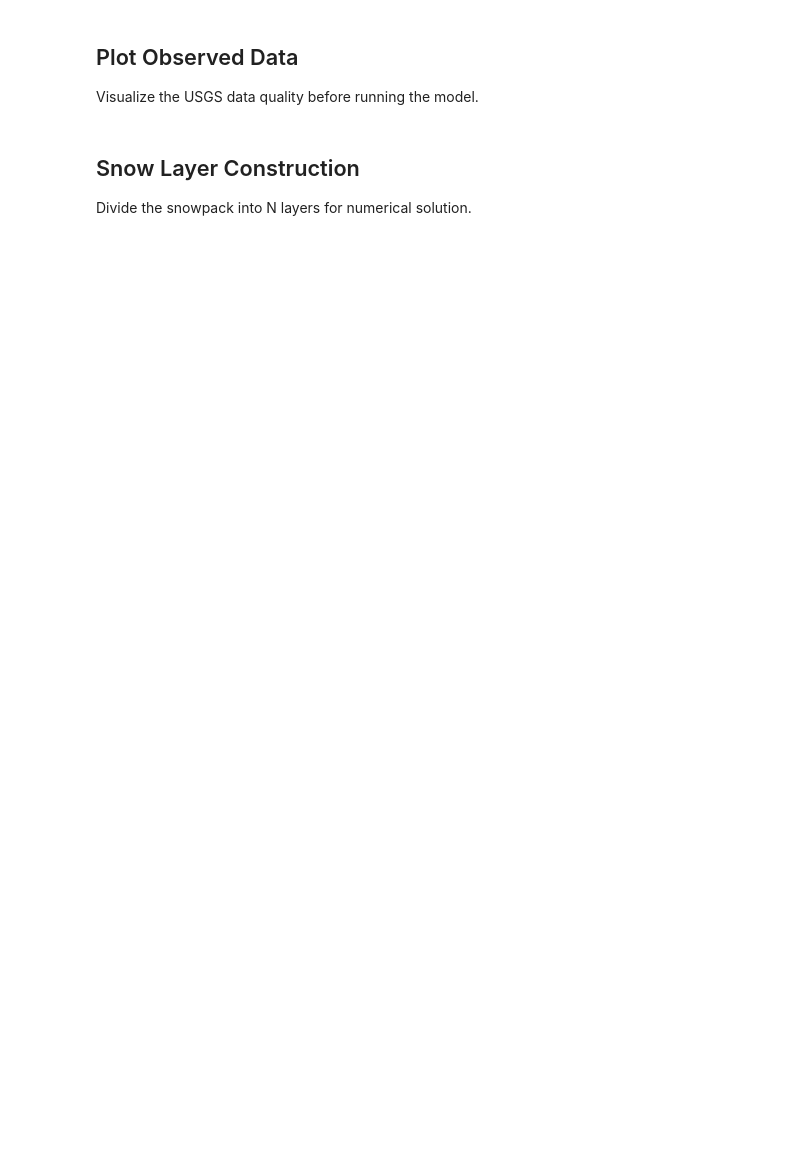
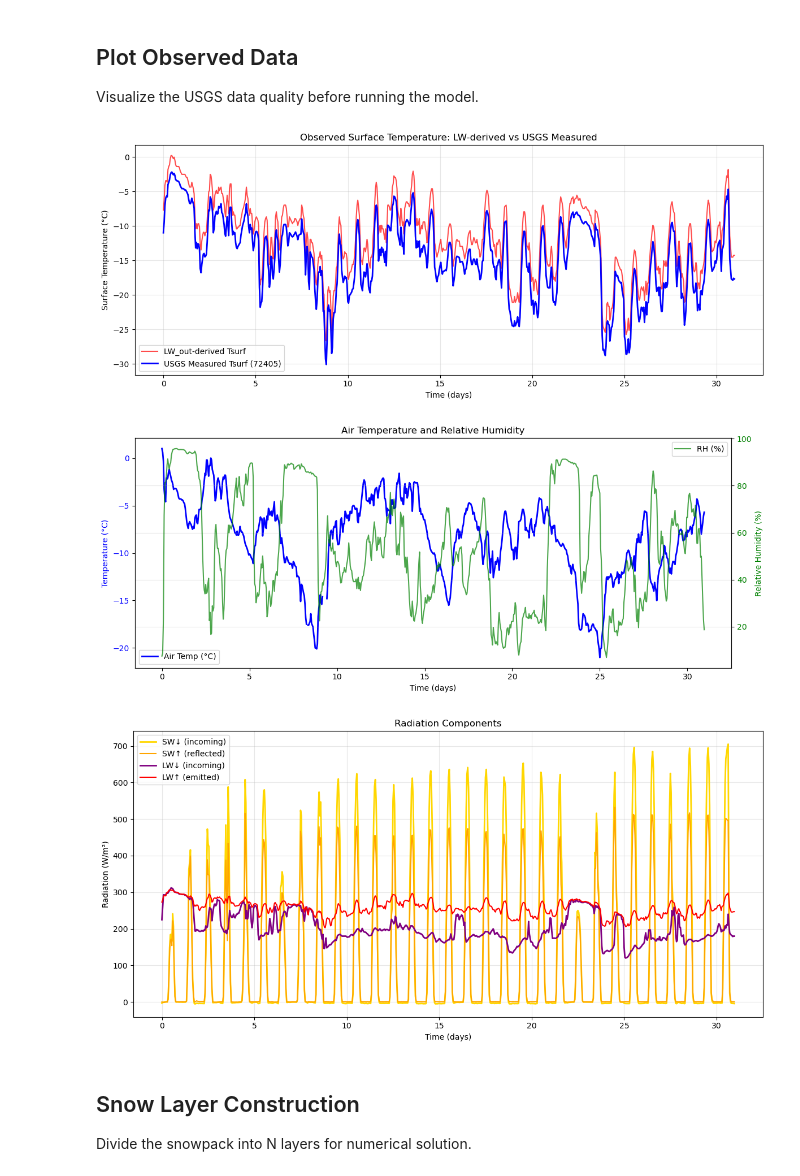
Before and after one commit to Austfi/snowtempprofile, a Jupyter notebook: notebooks/snowmodel_USGS.ipynb, the cells around one changed output. Drawn from its saved outputs; the diff is of its cells as text; code cells hidden in the pictures; blank space fills up the shorter version.

```diff
--- a/notebooks/snowmodel_USGS.ipynb
+++ b/notebooks/snowmodel_USGS.ipynb
@@ -39,8 +39,8 @@ Physical constants and model configuration. All units are SI.
 # USGS DATA CONFIGURATION
 # =============================================================================
 STATION = "senator_beck"      # Options: "senator_beck", "ptarmigan"
-START_DATE = "2026-01-15"     # Format: YYYY-MM-DD
-END_DATE = "2026-01-25"       # 10-day window
+START_DATE = "2026-01-01"     # Format: YYYY-MM-DD
+END_DATE = "2026-01-31"       # 10-day window
 
 # =============================================================================
 # PHYSICAL CONSTANTS (SI Units)
@@ -77,8 +77,8 @@ use_twoBand = True               # Two-band SW absorption
 use_idealized_LWin = False       # Use measured LW (set True for parameterized)
 use_idealized_SWout = False      # Use measured SW_out (set True for constant albedo)
 show_plots = True                # Show diagnostic plots
-generate_animation = True        # Generate temperature profile animation
-n_days = 10                      # Simulation duration (days)
+generate_animation = False        # Generate temperature profile animation
+n_days = 31                      # Simulation duration (days)
 dt_max = 1800                    # Maximum timestep (seconds)
 t_end = n_days * 24 * 3600       # End time (seconds)
 # %% [markdown]
@@ -105,6 +105,21 @@ if df.empty:
 print(f"\nData shape: {df.shape}")
 print(f"Columns: {df.columns.tolist()}")
 print(f"Time range: {df.index[0]} to {df.index[-1]}")
+
+# =============================================================================
+# CHECK REQUIRED COLUMNS
+# =============================================================================
+required_cols = ['air_temp_c', 'rh_pct', 'wind_speed_mph',
+                 'sw_down_wm2', 'sw_up_wm2', 'lw_down_wm2', 'lw_up_wm2',
+                 'surface_temp_c']
+missing_cols = [col for col in required_cols if col not in df.columns]
+
+if missing_cols:
+    print(f"\n⚠️  MISSING REQUIRED COLUMNS: {missing_cols}")
+    print("Available columns:", df.columns.tolist())
+    raise ValueError(f"Missing required columns: {missing_cols}. Try a different date range.")
+else:
+    print("\n✓ All required columns present")
 
 # =============================================================================
 # CREATE TIME ARRAY (seconds since start)
@@ -135,15 +150,19 @@ SW_out_interp = interp1d(times_sec, df['sw_up_wm2'].values, kind='linear', fill_
 LW_in_interp = interp1d(times_sec, df['lw_down_wm2'].values, kind='linear', fill_value='extrapolate')
 LW_out_interp = interp1d(times_sec, df['lw_up_wm2'].values, kind='linear', fill_value='extrapolate')
 
-# Surface temperature from LW_out (for comparison)
-lw_out_surf_temp_K = (df['lw_up_wm2'].values / (eps_snow * sigma))**0.25
-lw_out_surf_temp_C = lw_out_surf_temp_K - 273.15
-surf_temp_obs_interp = interp1d(times_sec, lw_out_surf_temp_C, kind='linear', fill_value='extrapolate')
+# =============================================================================
+# SURFACE TEMPERATURE INTERPOLATORS
+# =============================================================================
+# LW-derived surface temp (Stefan-Boltzmann inversion) - for comparison only
+lw_derived_surf_K = (df['lw_up_wm2'].values / (eps_snow * sigma))**0.25
+lw_derived_surf_C = lw_derived_surf_K - 273.15
+surf_temp_obs_interp = interp1d(times_sec, lw_derived_surf_C, kind='linear', fill_value='extrapolate')
 
-# USGS measured surface temperature (PRIMARY VALIDATION TARGET)
-usgs_surf_K = df['surface_temp_c'].values + 273.15
-usgs_temp_obs_interp = interp1d(times_sec, df['surface_temp_c'].values, kind='linear', fill_value='extrapolate')
+# USGS measured surface temperature (IR sensor, code 72405) - PRIMARY VALIDATION TARGET
+usgs_surf_C = df['surface_temp_c'].values
+usgs_temp_obs_interp = interp1d(times_sec, usgs_surf_C, kind='linear', fill_value='extrapolate')
 
 print("\nInterpolators created successfully!")
 print(f"Air temp range: {df['air_temp_c'].min():.1f}°C to {df['air_temp_c'].max():.1f}°C")
-print(f"Surface temp range: {df['surface_temp_c'].min():.1f}°C to {df['surface_temp_c'].max():.1f}°C")
+print(f"Surface temp (USGS): {usgs_surf_C.min():.1f}°C to {usgs_surf_C.max():.1f}°C")
+print(f"Surface temp (LW-derived): {lw_derived_surf_C.min():.1f}°C to {lw_derived_surf_C.max():.1f}°C")
@@ -161,7 +196,7 @@ if show_plots:
 
     # Plot 1: Surface Temperature Comparison
     fig, ax = plt.subplots(figsize=(12, 5))
-    ax.plot(time_plot, lw_out_surf_temp_C, 'r-', alpha=0.7, label='LW_out-derived Tsurf')
+    ax.plot(time_plot, lw_derived_surf_C, 'r-', alpha=0.7, label='LW_out-derived Tsurf')
     ax.plot(time_plot, df['surface_temp_c'].values, 'b-', linewidth=2, label='USGS Measured Tsurf (72405)')
     ax.set_xlabel(time_label)
     ax.set_ylabel("Surface Temperature (°C)")
@@ -176,33 +211,37 @@ if show_plots:
     ax1.plot(time_plot, df['air_temp_c'].values, 'b-', linewidth=2, label='Air Temp (°C)')
     ax1.set_xlabel(time_label)
     ax1.set_ylabel("Temperature (°C)", color='b')
     ax1.tick_params(axis='y', labelcolor='b')
     ax1.legend(loc='lower left')
 
     ax2 = ax1.twinx()
     ax2.plot(time_plot, df['rh_pct'].values, 'g-', alpha=0.7, label='RH (%)')
     ax2.set_ylabel("Relative Humidity (%)", color='g')
     ax2.tick_params(axis='y', labelcolor='g')
     ax2.legend(loc='upper right')
 
     plt.title("Air Temperature and Relative Humidity")
     plt.grid(True, alpha=0.3)
     plt.tight_layout()
     plt.show()
 
     # Plot 3: Radiation Components
     fig, ax = plt.subplots(figsize=(12, 6))
     ax.plot(time_plot, df['sw_down_wm2'].values, 'gold', linewidth=2, label='SW↓ (incoming)')
     ax.plot(time_plot, df['sw_up_wm2'].values, 'orange', linewidth=1.5, label='SW↑ (reflected)')
     ax.plot(time_plot, df['lw_down_wm2'].values, 'purple', linewidth=2, label='LW↓ (incoming)')
     ax.plot(time_plot, df['lw_up_wm2'].values, 'red', linewidth=1.5, label='LW↑ (emitted)')
     ax.set_xlabel(time_label)
     ax.set_ylabel("Radiation (W/m²)")
     ax.set_title("Radiation Components")
     ax.grid(True, alpha=0.3)
     ax.legend()
     plt.tight_layout()
     plt.show()
+# %% [output]
+[figure, added]
+[figure, added]
+[figure, added]
 # %% [markdown]
 ## Snow Layer Construction
 
```
Also changed, not shown: parts of 8 cells of this notebook, 1 other file.
